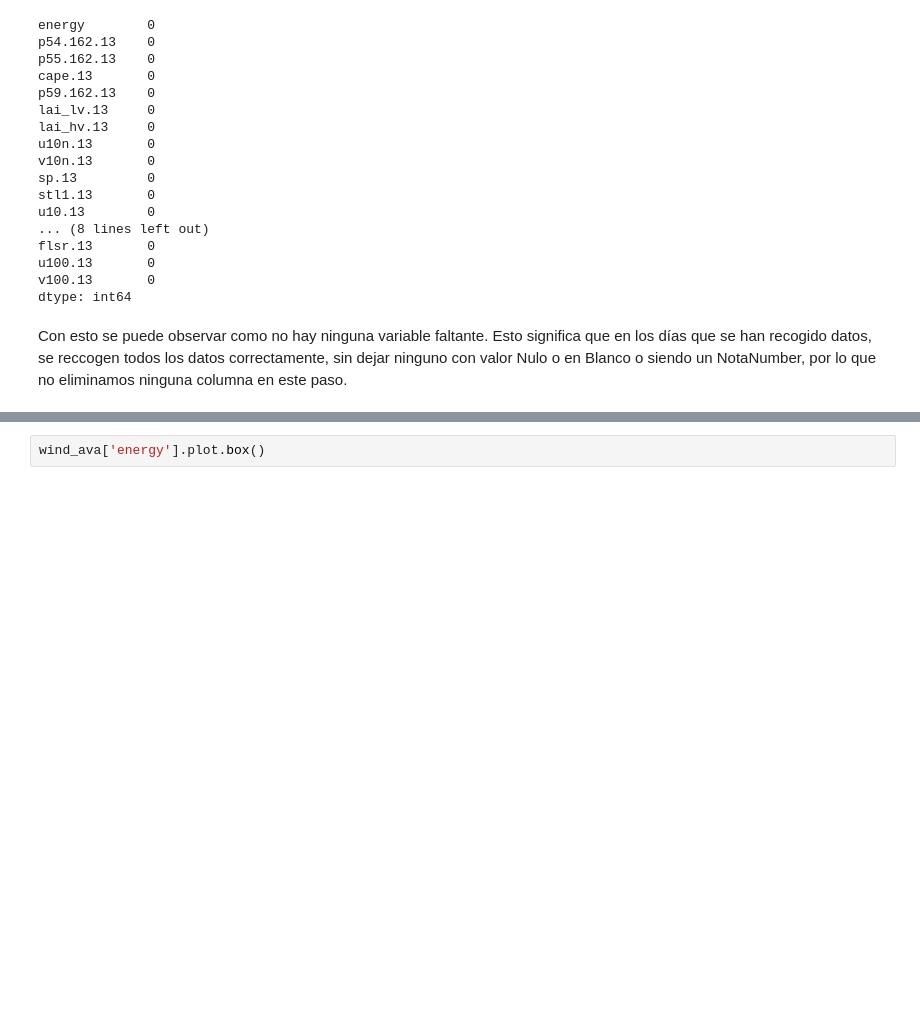
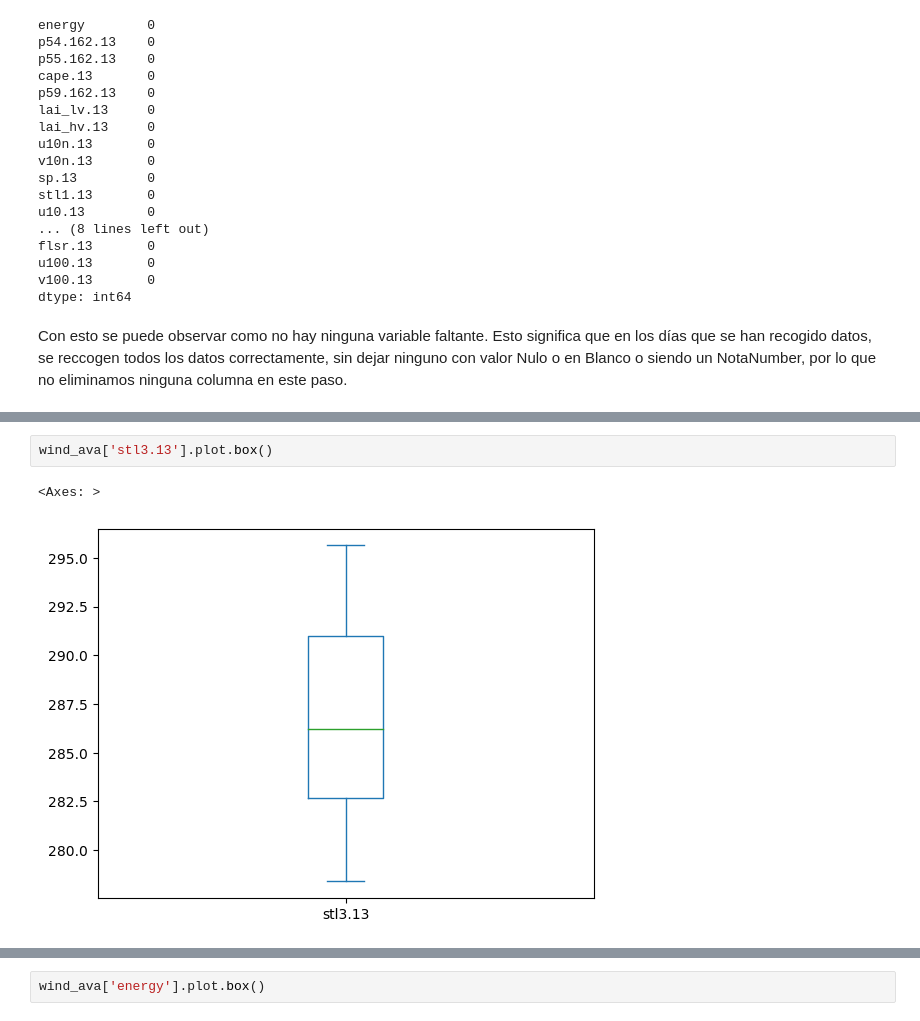
Before and after one commit to NicolasLamotteUC3M/p1_aprendizaje_automatico_Jaime_Nicolas, a Jupyter notebook: NotebookFinal.ipynb, the cells around one changed output, grey strips where cells are left out. Drawn from its saved outputs; the diff is of its cells as text; blank space fills up the shorter version.

```diff
--- a/NotebookFinal.ipynb
+++ b/NotebookFinal.ipynb
@@ -210,0 +260,5 @@ Por último vamos a observar si hay valores atípicos en cuanto a la energía.
+# %%
+wind_ava['stl3.13'].plot.box()
+# %% [output]
+<Axes: >
+[figure, added]
```
Also changed, not shown: parts of 47 cells of this notebook.
